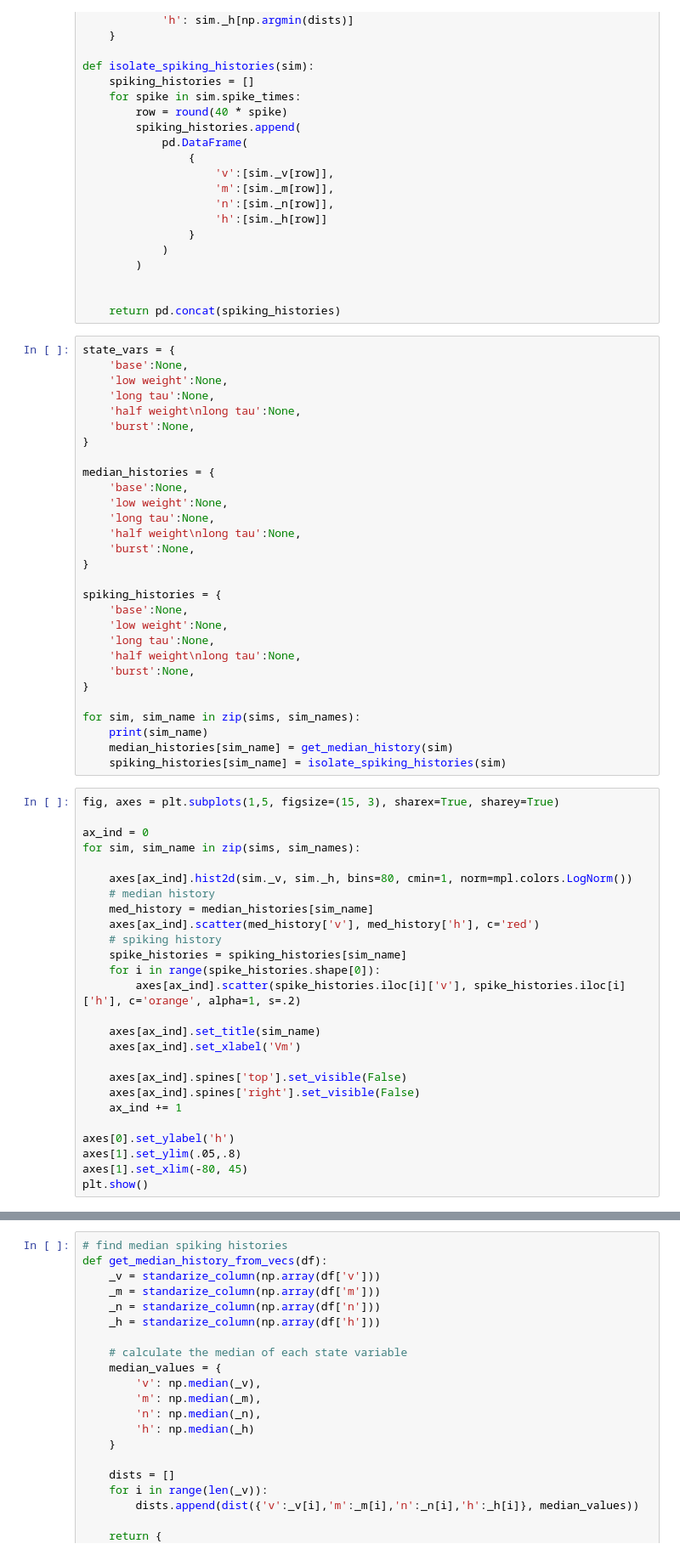
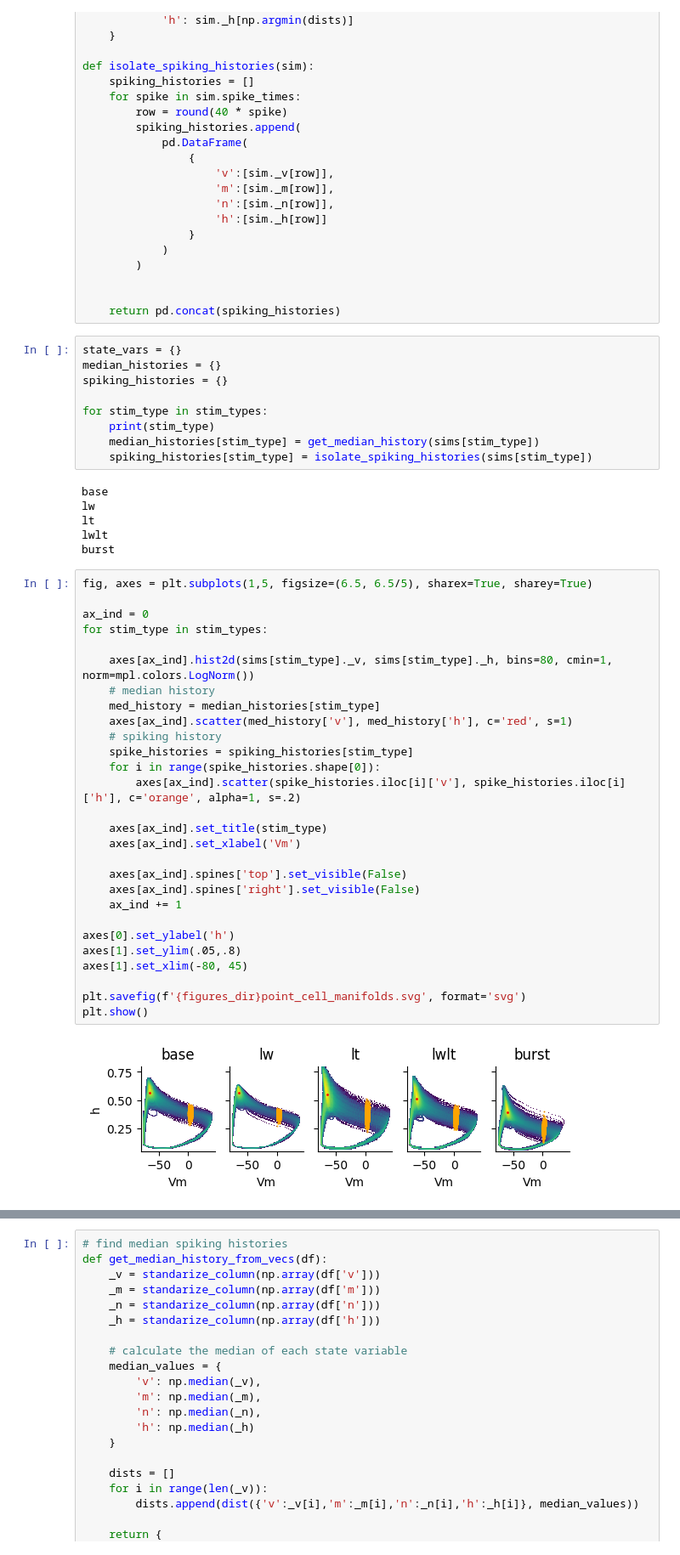
Before and after one commit to ec753/event_based_neuron, a Jupyter notebook: HH_model_specs.ipynb, the cells around one changed output, grey strips where cells are left out. Shown at 85% size. Saved outputs shown, nothing was run; the diff lists cells and outputs as text.

```diff
--- a/HH_model_specs.ipynb
+++ b/HH_model_specs.ipynb
@@ -370,60 +322,50 @@ def isolate_spiking_histories(sim):
 
     return pd.concat(spiking_histories)
 # %%
-state_vars = {
-    'base':None,
-    'low weight':None,
-    'long tau':None,
-    'half weight\nlong tau':None,
-    'burst':None,
-}
+state_vars = {}
+median_histories = {}
+spiking_histories = {}
 
-median_histories = {
-    'base':None,
-    'low weight':None,
-    'long tau':None,
-    'half weight\nlong tau':None,
-    'burst':None,
-}
-
-spiking_histories = {
-    'base':None,
-    'low weight':None,
-    'long tau':None,
-    'half weight\nlong tau':None,
-    'burst':None,
-}
-
-for sim, sim_name in zip(sims, sim_names):
-    print(sim_name)
-    median_histories[sim_name] = get_median_history(sim)
-    spiking_histories[sim_name] = isolate_spiking_histories(sim)
+for stim_type in stim_types:
+    print(stim_type)
+    median_histories[stim_type] = get_median_history(sims[stim_type])
+    spiking_histories[stim_type] = isolate_spiking_histories(sims[stim_type])
+# %% [output]
+base
+lw
+lt
+lwlt
+burst
 # %%
-fig, axes = plt.subplots(1,5, figsize=(15, 3), sharex=True, sharey=True)
+fig, axes = plt.subplots(1,5, figsize=(6.5, 6.5/5), sharex=True, sharey=True)
 
 ax_ind = 0
-for sim, sim_name in zip(sims, sim_names):
+for stim_type in stim_types:
 
-    axes[ax_ind].hist2d(sim._v, sim._h, bins=80, cmin=1, norm=mpl.colors.LogNorm())
+    axes[ax_ind].hist2d(sims[stim_type]._v, sims[stim_type]._h, bins=80, cmin=1, norm=mpl.colors.LogNorm())
     # median history
-    med_history = median_histories[sim_name]
-    axes[ax_ind].scatter(med_history['v'], med_history['h'], c='red')
+    med_history = median_histories[stim_type]
+    axes[ax_ind].scatter(med_history['v'], med_history['h'], c='red', s=1)
     # spiking history
-    spike_histories = spiking_histories[sim_name]
+    spike_histories = spiking_histories[stim_type]
     for i in range(spike_histories.shape[0]):
         axes[ax_ind].scatter(spike_histories.iloc[i]['v'], spike_histories.iloc[i]['h'], c='orange', alpha=1, s=.2)
 
-    axes[ax_ind].set_title(sim_name)
+    axes[ax_ind].set_title(stim_type)
     axes[ax_ind].set_xlabel('Vm')
 
     axes[ax_ind].spines['top'].set_visible(False)
     axes[ax_ind].spines['right'].set_visible(False)
     ax_ind += 1
 
 axes[0].set_ylabel('h')
 axes[1].set_ylim(.05,.8)
 axes[1].set_xlim(-80, 45)
+
+plt.savefig(f'{figures_dir}point_cell_manifolds.svg', format='svg')
 plt.show()
+# %% [output]
+[figure, added]
 # %%
 # this is what is communicated to ./scripts/nInputs.py
 median_histories
```
Also changed, not shown: parts of 15 cells of this notebook, 31 other files.
